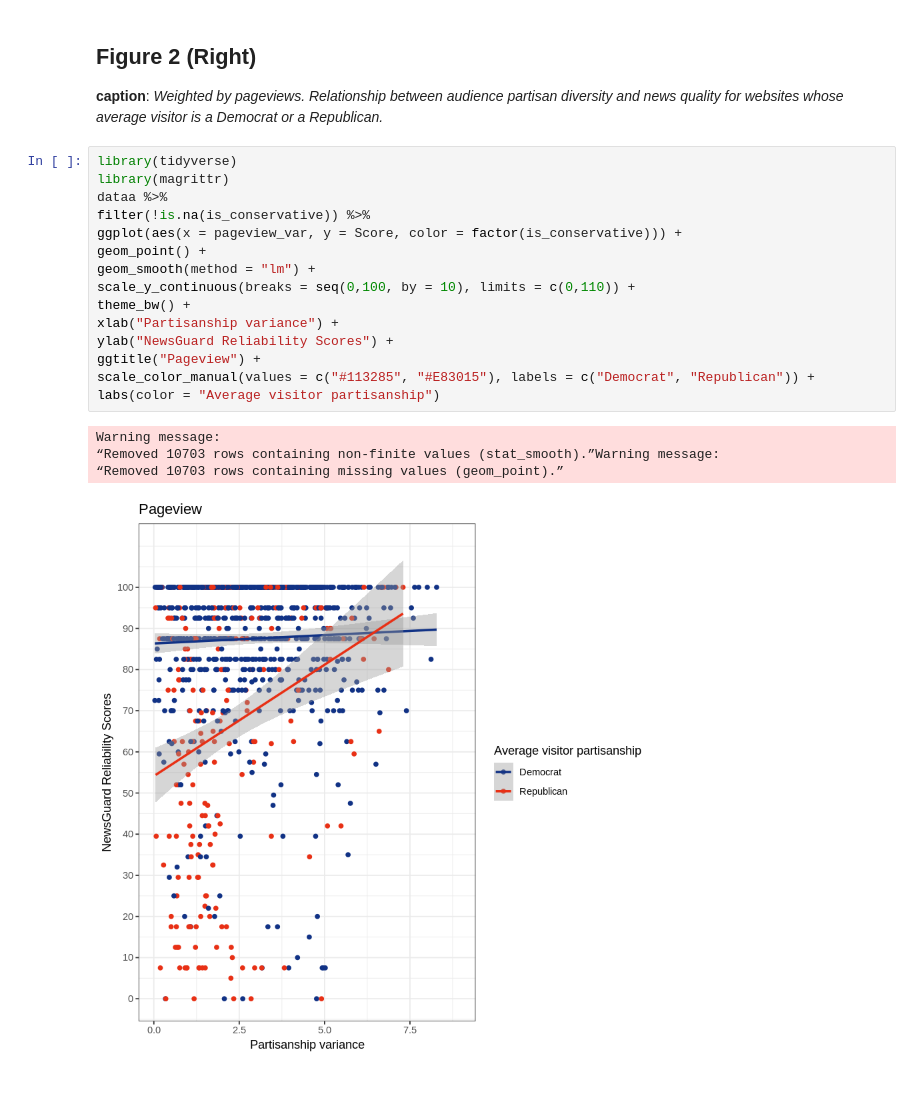
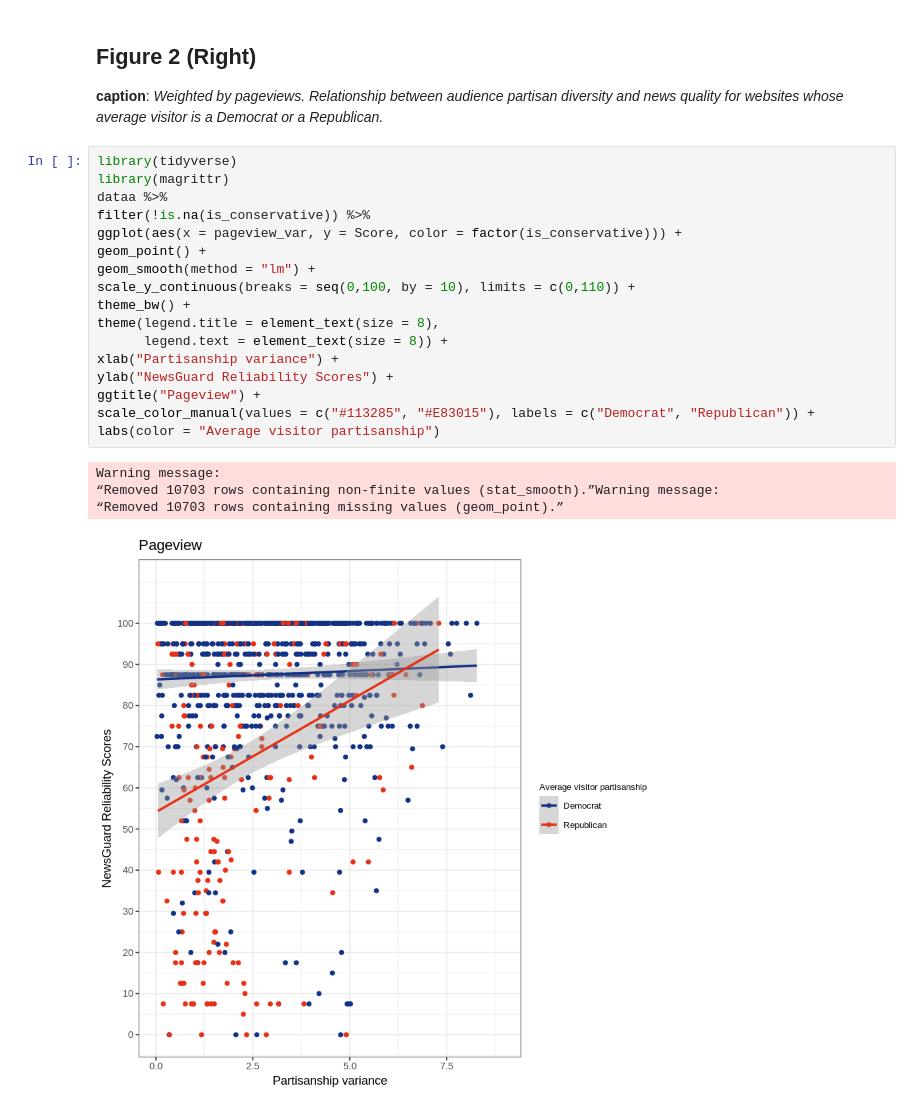
Before and after one commit to glciampaglia/InfoDiversity, a Jupyter notebook: Fig_1_to_3_R.ipynb, the cells around one changed output. Saved outputs shown, nothing was run; the diff lists cells and outputs as text.

```diff
--- a/Fig_1_to_3_R.ipynb
+++ b/Fig_1_to_3_R.ipynb
@@ -109,20 +118,22 @@ __caption__: _Weighted by pageviews. Relationship between audience partisan dive
 # %%
 library(tidyverse)
 library(magrittr)
 dataa %>%
 filter(!is.na(is_conservative)) %>%
 ggplot(aes(x = pageview_var, y = Score, color = factor(is_conservative))) +
 geom_point() +
 geom_smooth(method = "lm") +
 scale_y_continuous(breaks = seq(0,100, by = 10), limits = c(0,110)) +
 theme_bw() +
+theme(legend.title = element_text(size = 8),
+      legend.text = element_text(size = 8)) +
 xlab("Partisanship variance") +
 ylab("NewsGuard Reliability Scores") +
 ggtitle("Pageview") +
 scale_color_manual(values = c("#113285", "#E83015"), labels = c("Democrat", "Republican")) +
 labs(color = "Average visitor partisanship")
 # %% [output]
 Warning message:
 “Removed 10703 rows containing non-finite values (stat_smooth).”Warning message:
 “Removed 10703 rows containing missing values (geom_point).”
-[figure, old version]
+[figure, new version]
```
Also changed, not shown: parts of 5 cells of this notebook, 1 other file.
